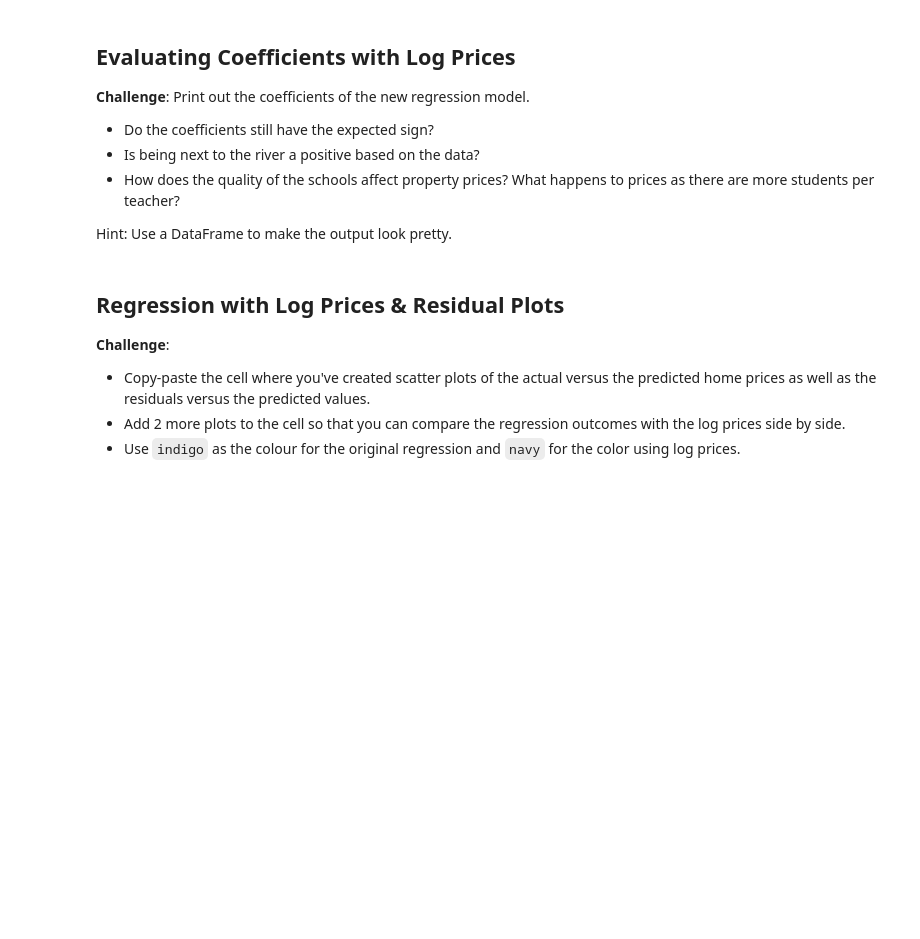
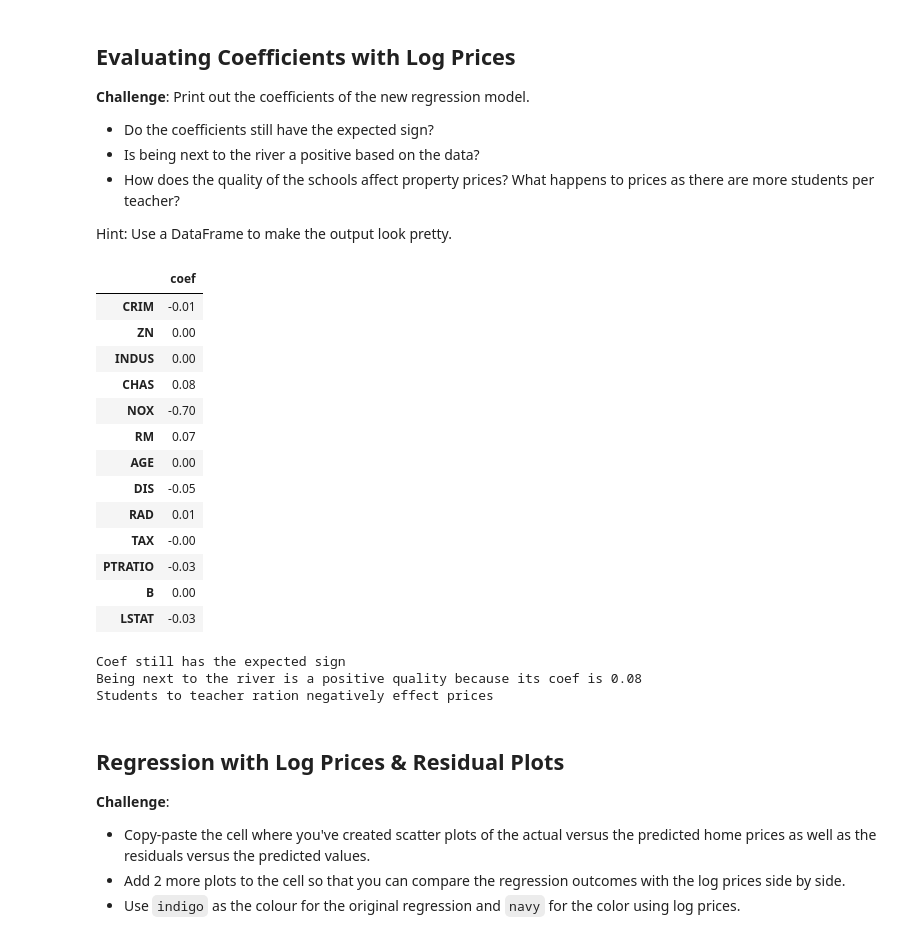
Before and after one commit to Xor01/Houses-Valuation-model, a Jupyter notebook: Multivariable_Regression_and_Valuation_Model.ipynb, the cells around one changed output. Drawn from its saved outputs; the diff is of its cells as text; code cells hidden in the pictures; blank space fills up the shorter version.

Commit message:
Evaluating Coefficients with Log Prices

```diff
--- a/Multivariable_Regression_and_Valuation_Model.ipynb
+++ b/Multivariable_Regression_and_Valuation_Model.ipynb
@@ -545,6 +545,32 @@ Training data R-Squared: 0.79
 * How does the quality of the schools affect property prices? What happens to prices as there are more students per teacher?
 
 Hint: Use a DataFrame to make the output look pretty.
+# %%
+df_coef = pd.DataFrame(log_reg.coef_, index=x_train.columns, columns=['coef'])
+df_coef
+# %% [output]
+|  | coef |
+| CRIM | -0.01 |
+| ZN | 0.00 |
+| INDUS | 0.00 |
+| CHAS | 0.08 |
+| NOX | -0.70 |
+| RM | 0.07 |
+| AGE | 0.00 |
+| DIS | -0.05 |
+| RAD | 0.01 |
+| TAX | -0.00 |
+| PTRATIO | -0.03 |
+| B | 0.00 |
+| LSTAT | -0.03 |
+# %%
+print('Coef still has the expected sign')
+print('Being next to the river is a positive quality because its coef is 0.08')
+print('Students to teacher ration negatively effect prices')
+# %% [output]
+Coef still has the expected sign
+Being next to the river is a positive quality because its coef is 0.08
+Students to teacher ration negatively effect prices
 # %% [markdown]
 ## Regression with Log Prices & Residual Plots
 
```
